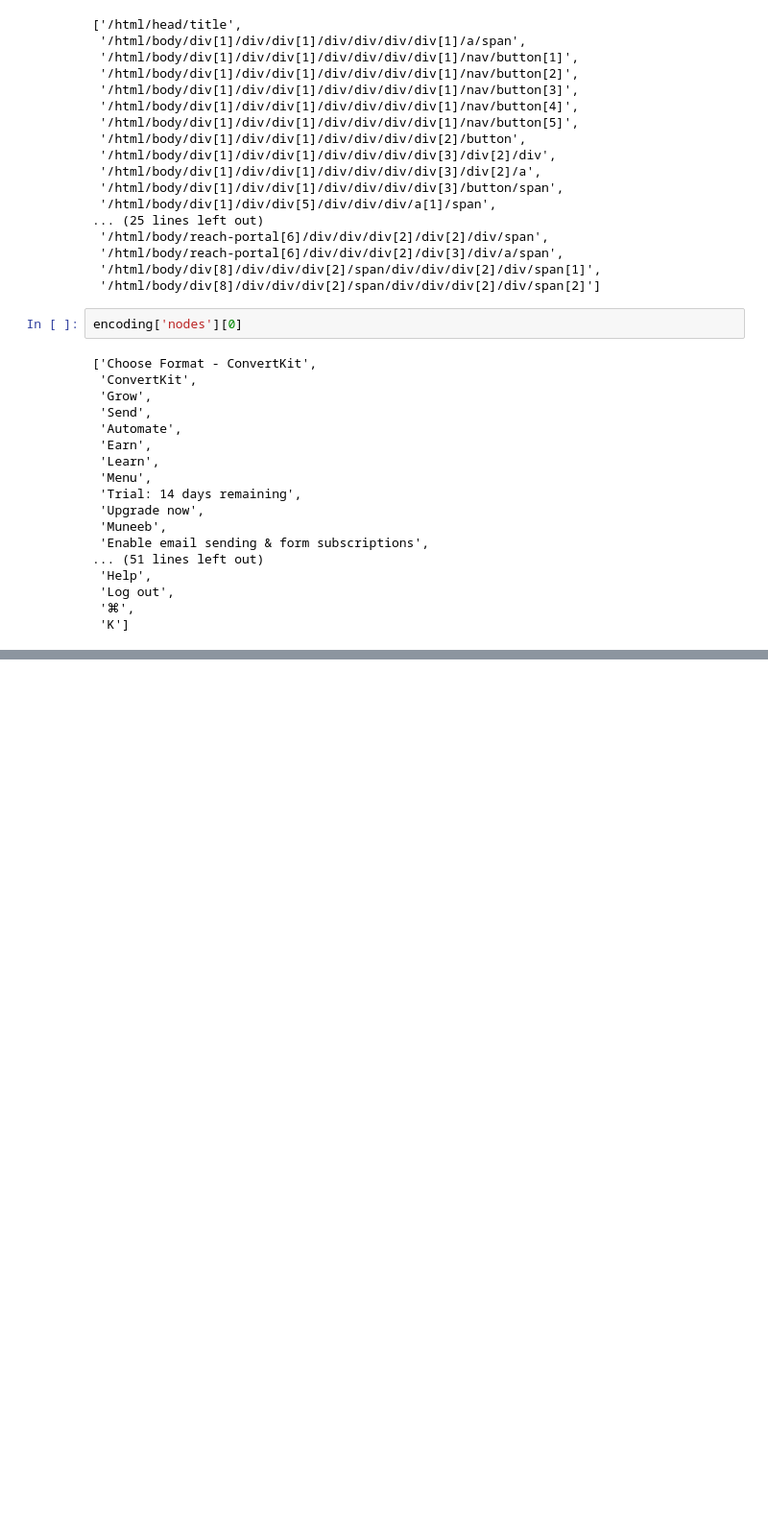
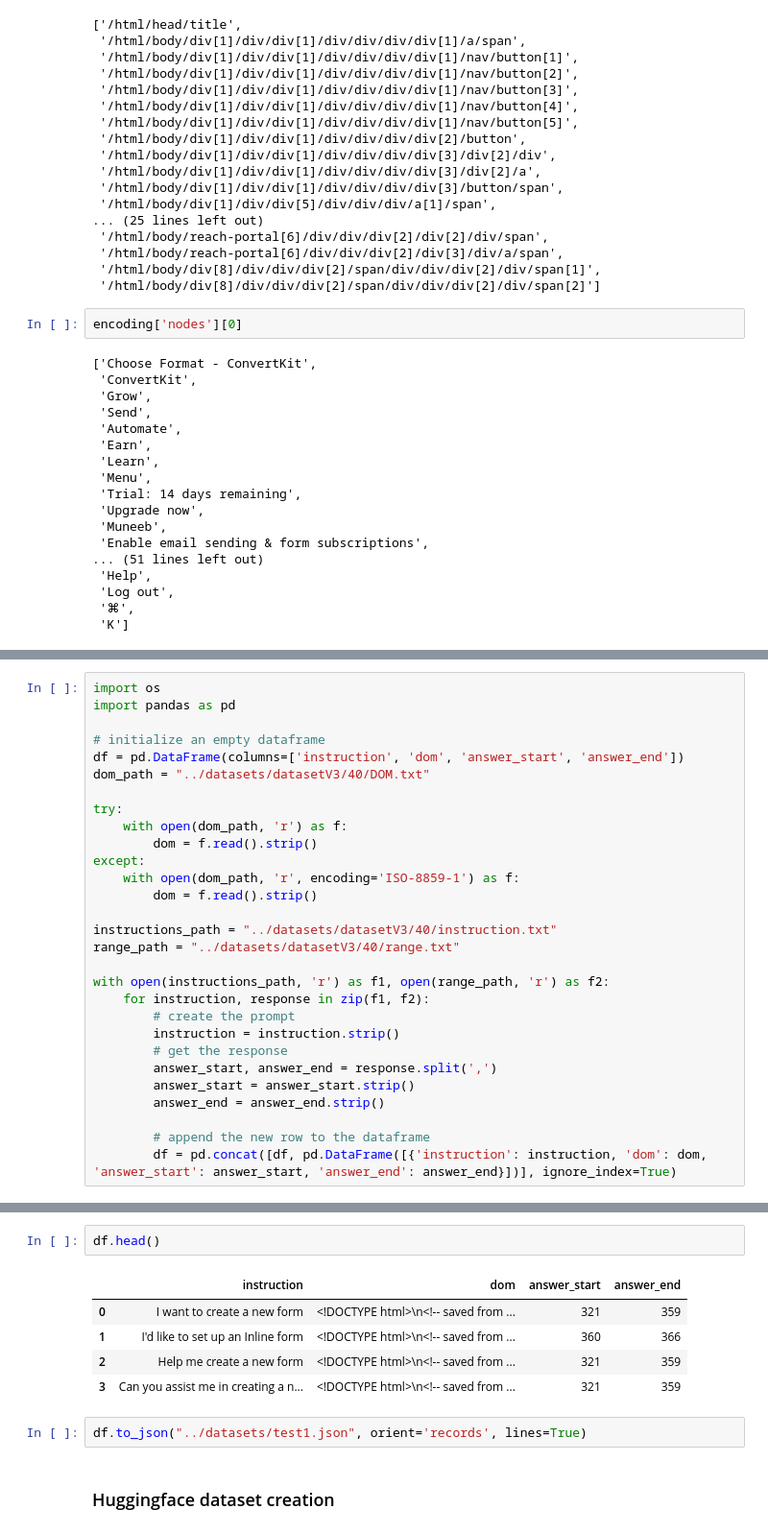
Before and after one commit to MuneebMuhammad/SeleniumMailchimp, a Jupyter notebook: MarkupLM.ipynb, the cells around one changed output, grey strips where cells are left out. Shown: that part at 96% size. Saved outputs shown, nothing was run; the diff lists cells and outputs as text; blank space fills up the shorter version.

```diff
--- a/MarkupLM.ipynb
+++ b/MarkupLM.ipynb
@@ -458,0 +461,29 @@ encoding['nodes'][0]
+# %%
+import os
+import pandas as pd
+
+# initialize an empty dataframe
+df = pd.DataFrame(columns=['instruction', 'dom', 'answer_start', 'answer_end'])
+dom_path = "../datasets/datasetV3/40/DOM.txt"
+
+try:
+    with open(dom_path, 'r') as f:
+        dom = f.read().strip()
+except:
+    with open(dom_path, 'r', encoding='ISO-8859-1') as f:
+        dom = f.read().strip()
+
+instructions_path = "../datasets/datasetV3/40/instruction.txt"
+range_path = "../datasets/datasetV3/40/range.txt"
+
+with open(instructions_path, 'r') as f1, open(range_path, 'r') as f2:
+    for instruction, response in zip(f1, f2):
+        # create the prompt
+        instruction = instruction.strip()
+        # get the response
+        answer_start, answer_end = response.split(',')
+        answer_start = answer_start.strip()
+        answer_end = answer_end.strip()
+
+        # append the new row to the dataframe
+        df = pd.concat([df, pd.DataFrame([{'instruction': instruction, 'dom': dom, 'answer_start': answer_start, 'answer_end': answer_end}])], ignore_index=True)
@@ -458,0 +493,12 @@ encoding['nodes'][0]
+# %%
+df.head()
+# %% [output]
+|  | instruction | dom | answer_start | answer_end |
+| 0 | I want to create a new form | <!DOCTYPE html>\n<!-- saved from ... | 321 | 359 |
+| 1 | I'd like to set up an Inline form | <!DOCTYPE html>\n<!-- saved from ... | 360 | 366 |
+| 2 | Help me create a new form | <!DOCTYPE html>\n<!-- saved from ... | 321 | 359 |
+| 3 | Can you assist me in creating a n... | <!DOCTYPE html>\n<!-- saved from ... | 321 | 359 |
+# %%
+df.to_json("../datasets/test1.json", orient='records', lines=True)
+# %% [markdown]
+### Huggingface dataset creation
```
Also changed, not shown: parts of 20 cells of this notebook, 2 other files.
